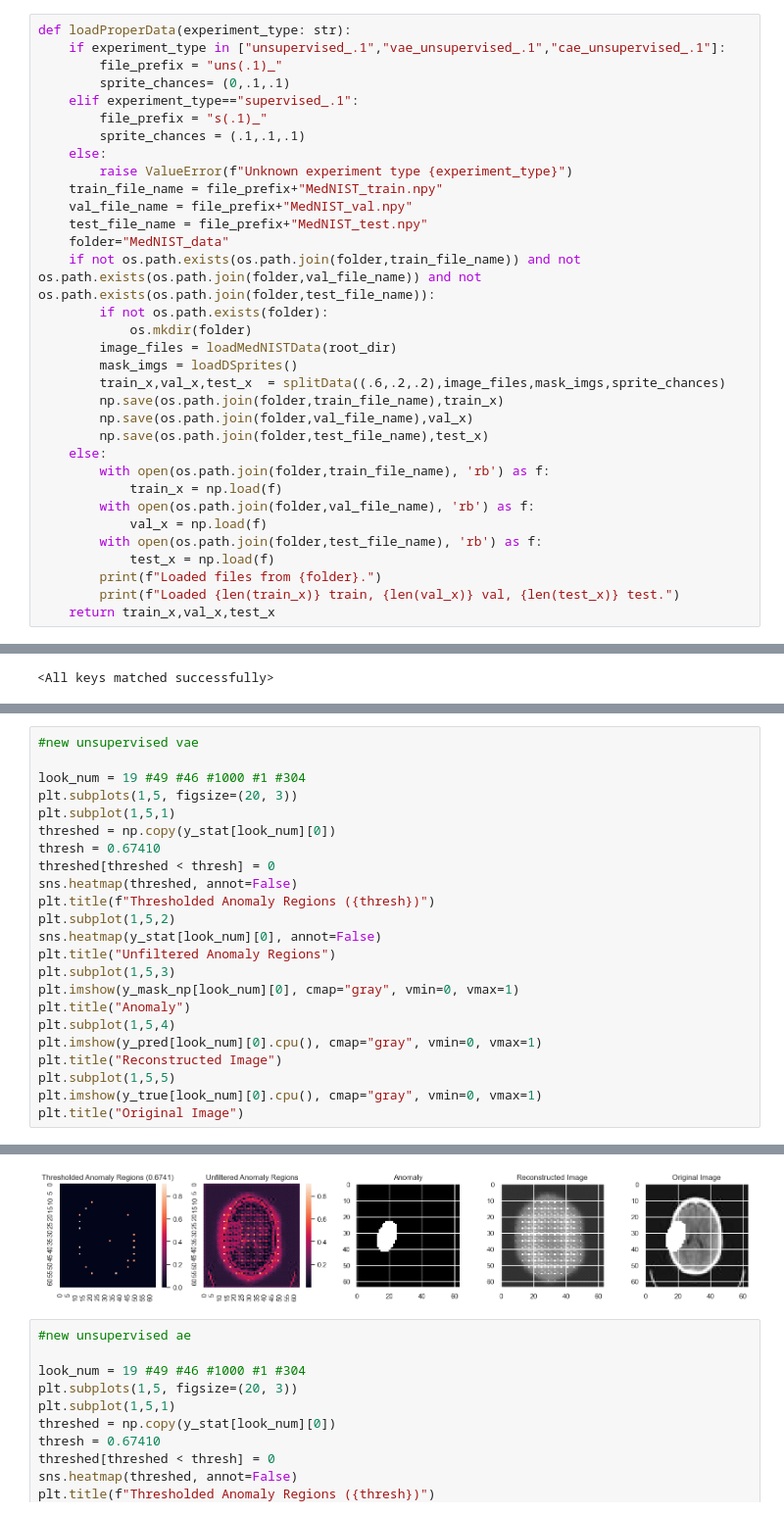
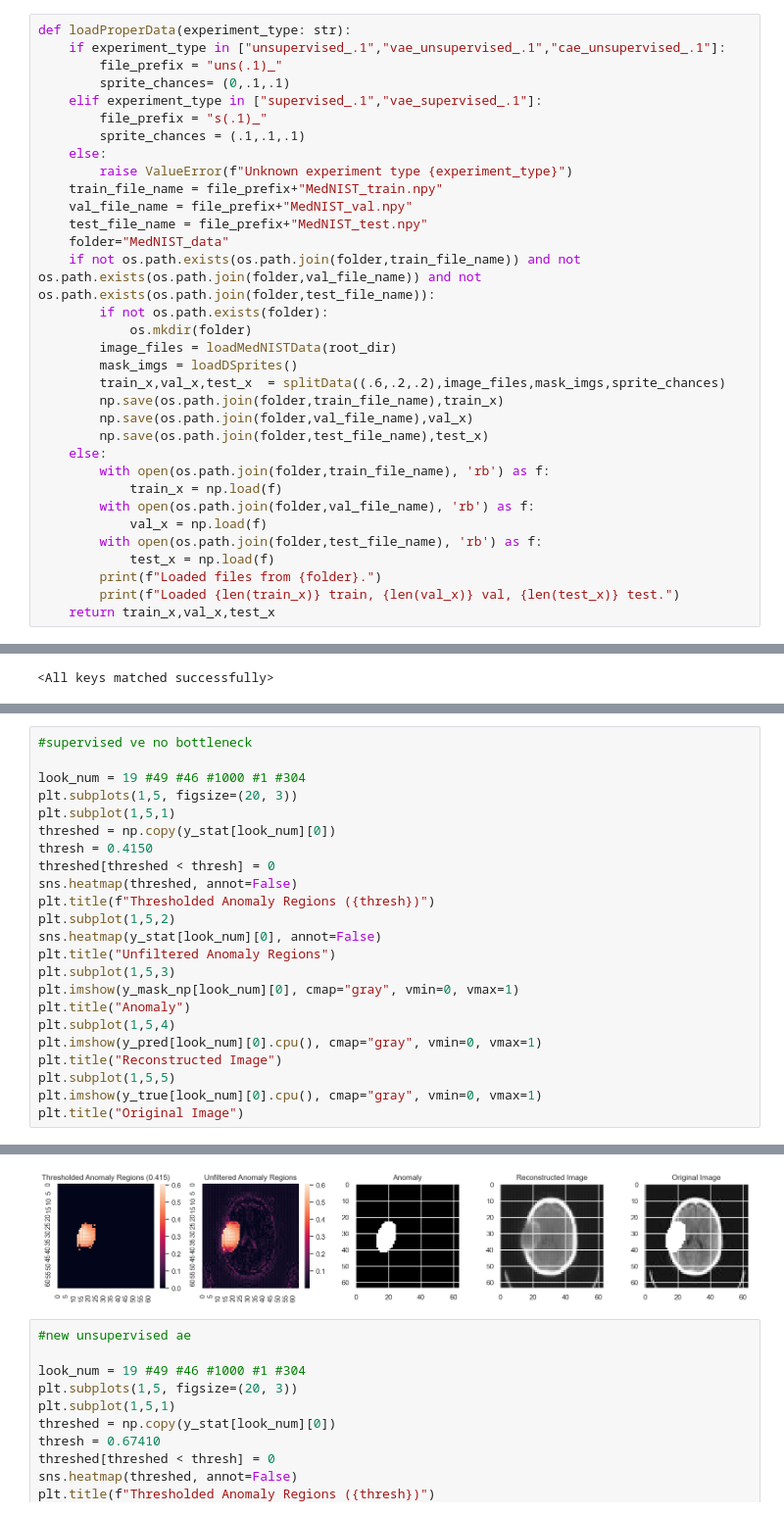
Before and after one commit to Retronomia/CS-274E-Brain-Segmentation, a Jupyter notebook: autoencoder.ipynb, the cells around one changed output, grey strips where cells are left out. Shown at 98% size. Drawn from its saved outputs; the diff is of its cells as text.

```diff
--- a/autoencoder.ipynb
+++ b/autoencoder.ipynb
@@ -86,7 +86,7 @@ def loadProperData(experiment_type: str):
     if experiment_type in ["unsupervised_.1","vae_unsupervised_.1","cae_unsupervised_.1"]:
         file_prefix = "uns(.1)_"
         sprite_chances= (0,.1,.1)
-    elif experiment_type=="supervised_.1":
+    elif experiment_type in ["supervised_.1","vae_supervised_.1"]:
         file_prefix = "s(.1)_"
         sprite_chances = (.1,.1,.1)
     else:
@@ -1384,29 +1300,29 @@ Threshold: 0.4360
 # %%
-#new unsupervised vae
+#supervised ve no bottleneck
 
 look_num = 19 #49 #46 #1000 #1 #304
 plt.subplots(1,5, figsize=(20, 3))
 plt.subplot(1,5,1)
 threshed = np.copy(y_stat[look_num][0])
-thresh = 0.67410
+thresh = 0.4150
 threshed[threshed < thresh] = 0
 sns.heatmap(threshed, annot=False)
 plt.title(f"Thresholded Anomaly Regions ({thresh})")
 plt.subplot(1,5,2)
 sns.heatmap(y_stat[look_num][0], annot=False)
 plt.title("Unfiltered Anomaly Regions")
 plt.subplot(1,5,3)
 plt.imshow(y_mask_np[look_num][0], cmap="gray", vmin=0, vmax=1)
 plt.title("Anomaly")
 plt.subplot(1,5,4)
 plt.imshow(y_pred[look_num][0].cpu(), cmap="gray", vmin=0, vmax=1)
 plt.title("Reconstructed Image")
 plt.subplot(1,5,5)
 plt.imshow(y_true[look_num][0].cpu(), cmap="gray", vmin=0, vmax=1)
 plt.title("Original Image")
 # %% [output]
 Text(0.5, 1.0, 'Original Image')
-[figure, old version]
+[figure, new version]
 # %%
 #new unsupervised ae
 
```
Also changed, not shown: parts of 10 cells of this notebook, 2 other files.
